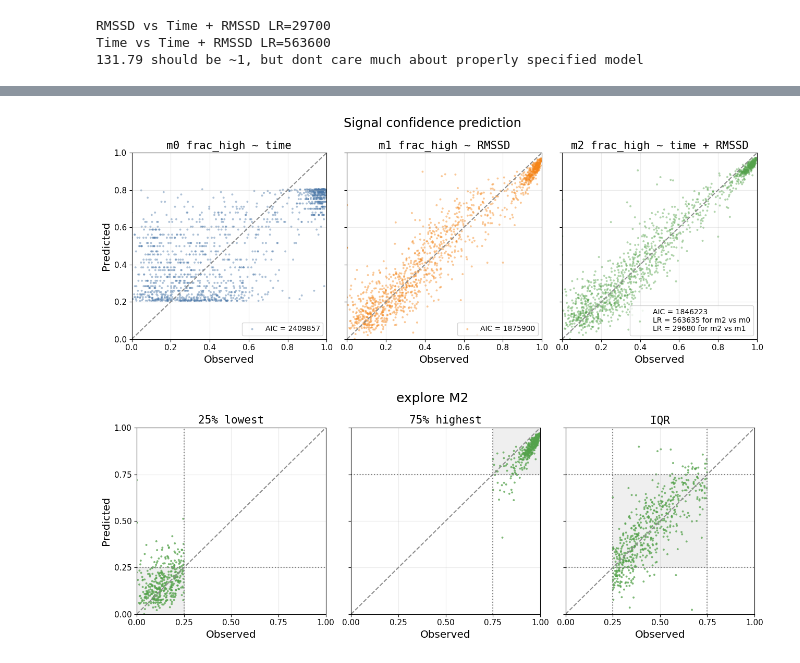
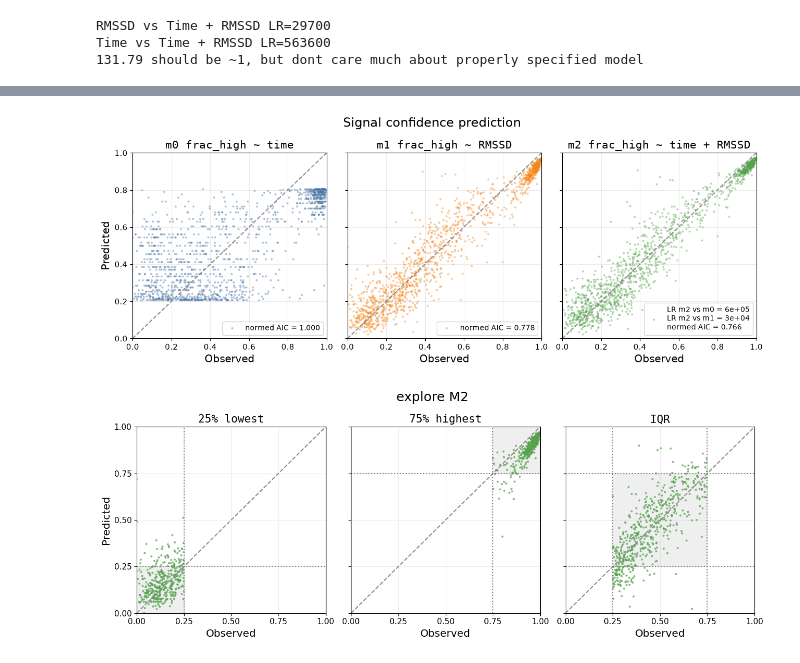
Before and after one commit to mol2people/tiktok_hrv, a Jupyter notebook: eda_hrv.ipynb, the cells around one changed output, grey strips where cells are left out. Cells and saved outputs as stored; diff of their text form; code cells hidden in the pictures.

```diff
--- a/eda_hrv.ipynb
+++ b/eda_hrv.ipynb
@@ -798,36 +845,41 @@ Time vs Time + RMSSD LR=563600
 # %%
+# enhanced fig
 fig,ax=plt.subplots(ncols=3, figsize=(13,5), sharey=True, sharex=True)
 
 specs = [
     (ax[0], m0.predict(), m0.aic, 'm0 frac_high ~ time', '#4c78a8'),
     (ax[1], m1.predict(), m1.aic, 'm1 frac_high ~ RMSSD', '#f58518'),
     (ax[2], m2.predict(), m2.aic, 'm2 frac_high ~ time + RMSSD', '#54a24b'),
 ]
 
 for i, (a, pred, aic, title, color) in enumerate(specs):
     if i==2:
-        label=f'AIC = {aic:.0f}\nLR = {round(2 *(m2.llf - m0.llf))} for m2 vs m0\nLR = {round(2 *(m2.llf - m1.llf))} for m2 vs m1'
+        label=f'LR m2 vs m0 = {2 *(m2.llf - m0.llf):.0e}\nLR m2 vs m1 = {2 *(m2.llf - m1.llf):.0e}\nnormed AIC = {aic/m0.aic:.3f}'
     else:
-        label=f'AIC = {aic:.0f}'
+        label=f'normed AIC = {aic/m0.aic:.3f}'
     a.scatter(win['frac'], pred, s=8, alpha=0.45, color=color, edgecolor='none', label=label)
     a.axline((0,0), slope=1, color='0.55', lw=1.5, ls='--')
     a.set_title(title, fontsize=15, fontfamily='monospace')
     a.tick_params(axis='both', labelsize=11)
     a.grid(alpha=0.25)
     a.legend(frameon=True, loc='lower right', labelspacing=1.2)
     a.set_xlim((0,1))
     a.set_ylim((0,1))
 
 ax[0].set_ylabel("Predicted", fontsize='x-large')
 ax[0].set_xlabel("Observed", fontsize='x-large')
 ax[1].set_xlabel("Observed", fontsize='x-large')
 ax[2].set_xlabel("Observed", fontsize='x-large')
 
 fig.suptitle(f'Signal confidence prediction', fontsize='xx-large', y=0.98)
 fig.subplots_adjust(wspace=0.25)
 plt.tight_layout()
+
+#fig.savefig("ex0_enhanced.png", dpi=300, bbox_inches="tight")
+
+plt.show()
 # %% [output]
-[figure, old version]
+[figure, new version]
 # %%
 # select measurements with extreme low/high frac vals
 # check how the predictions look like with ~ time + rmssd model
```
Also changed, not shown: parts of 14 cells of this notebook.
